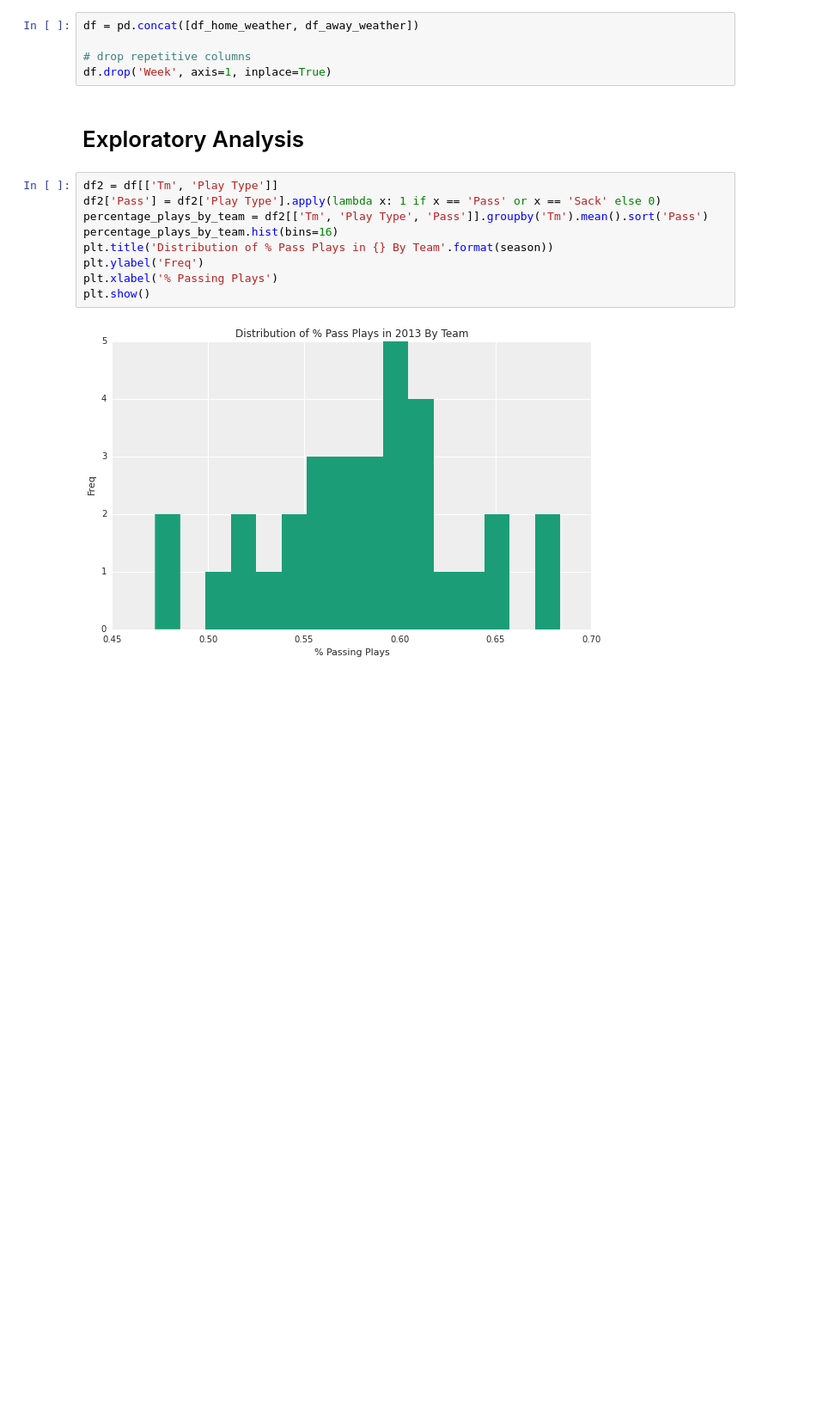
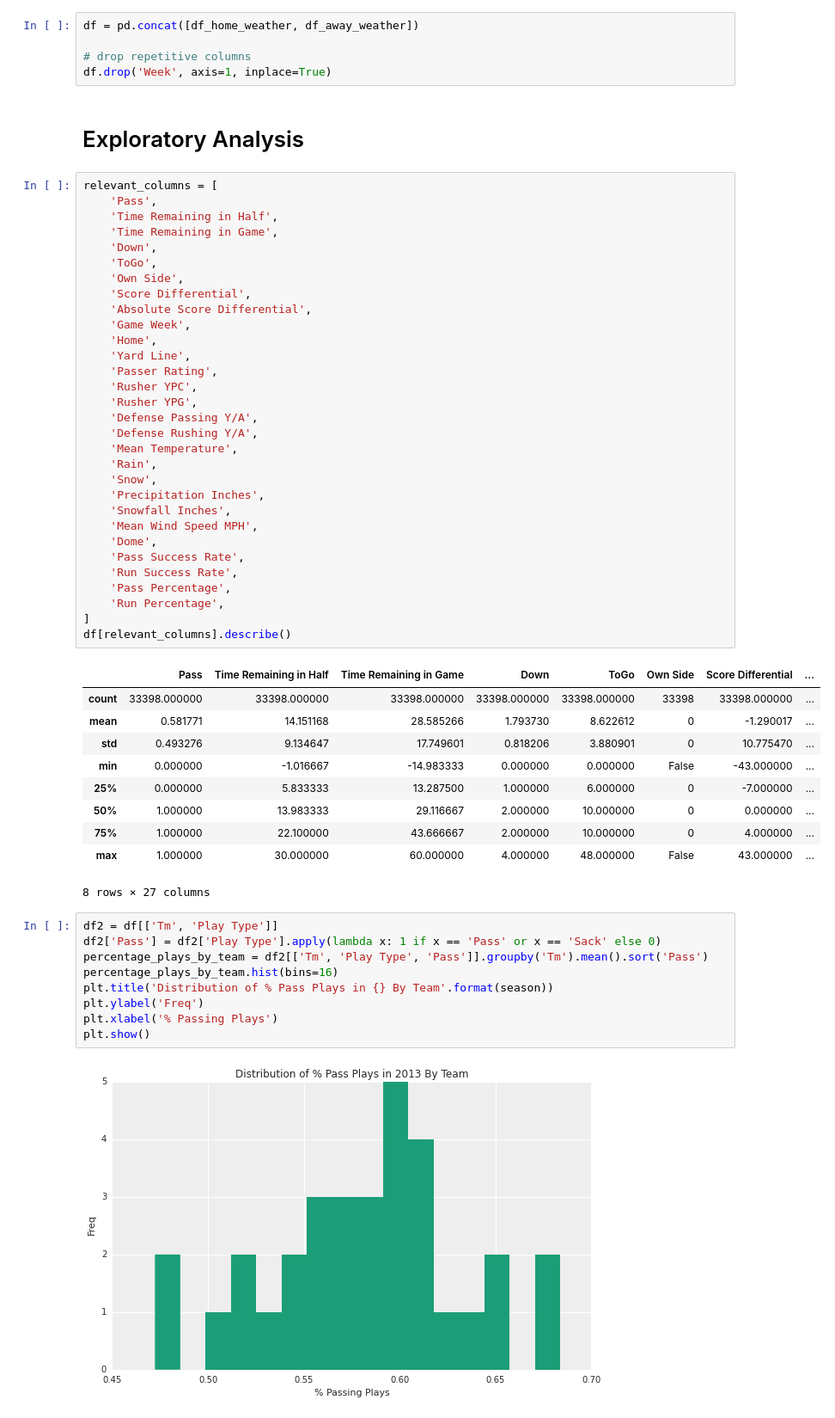
Before and after one commit to araftery/cs109-final-project, a Jupyter notebook: notebook.ipynb, the cells around one changed output. Shown at 86% size. Cells and saved outputs as stored; diff of their text form; blank space fills up the shorter version.

```diff
--- a/notebook.ipynb
+++ b/notebook.ipynb
@@ -241,6 +245,48 @@ df = pd.concat([df_home_weather, df_away_weather])
 df.drop('Week', axis=1, inplace=True)
 # %% [markdown]
 # Exploratory Analysis
+# %%
+relevant_columns = [
+    'Pass',
+    'Time Remaining in Half',
+    'Time Remaining in Game',
+    'Down',
+    'ToGo',
+    'Own Side',
+    'Score Differential',
+    'Absolute Score Differential',
+    'Game Week',
+    'Home',
+    'Yard Line',
+    'Passer Rating',
+    'Rusher YPC',
+    'Rusher YPG',
+    'Defense Passing Y/A',
+    'Defense Rushing Y/A',
+    'Mean Temperature',
+    'Rain',
+    'Snow',
+    'Precipitation Inches',
+    'Snowfall Inches',
+    'Mean Wind Speed MPH',
+    'Dome',
+    'Pass Success Rate',
+    'Run Success Rate',
+    'Pass Percentage',
+    'Run Percentage',
+]
+df[relevant_columns].describe()
+# %% [output]
+|  | Pass | Time Remaining in Half | Time Remaining in Game | Down | ToGo | Own Side | Score Differential | ... |
+| count | 33398.000000 | 33398.000000 | 33398.000000 | 33398.000000 | 33398.000000 | 33398 | 33398.000000 | ... |
+| mean | 0.581771 | 14.151168 | 28.585266 | 1.793730 | 8.622612 | 0 | -1.290017 | ... |
+| std | 0.493276 | 9.134647 | 17.749601 | 0.818206 | 3.880901 | 0 | 10.775470 | ... |
+| min | 0.000000 | -1.016667 | -14.983333 | 0.000000 | 0.000000 | False | -43.000000 | ... |
+| 25% | 0.000000 | 5.833333 | 13.287500 | 1.000000 | 6.000000 | 0 | -7.000000 | ... |
+| 50% | 1.000000 | 13.983333 | 29.116667 | 2.000000 | 10.000000 | 0 | 0.000000 | ... |
+| 75% | 1.000000 | 22.100000 | 43.666667 | 2.000000 | 10.000000 | 0 | 4.000000 | ... |
+| max | 1.000000 | 30.000000 | 60.000000 | 4.000000 | 48.000000 | False | 43.000000 | ... |
+8 rows × 27 columns
 # %%
 df2 = df[['Tm', 'Play Type']]
 df2['Pass'] = df2['Play Type'].apply(lambda x: 1 if x == 'Pass' or x == 'Sack' else 0)
```
Also changed, not shown: parts of 13 cells of this notebook.
